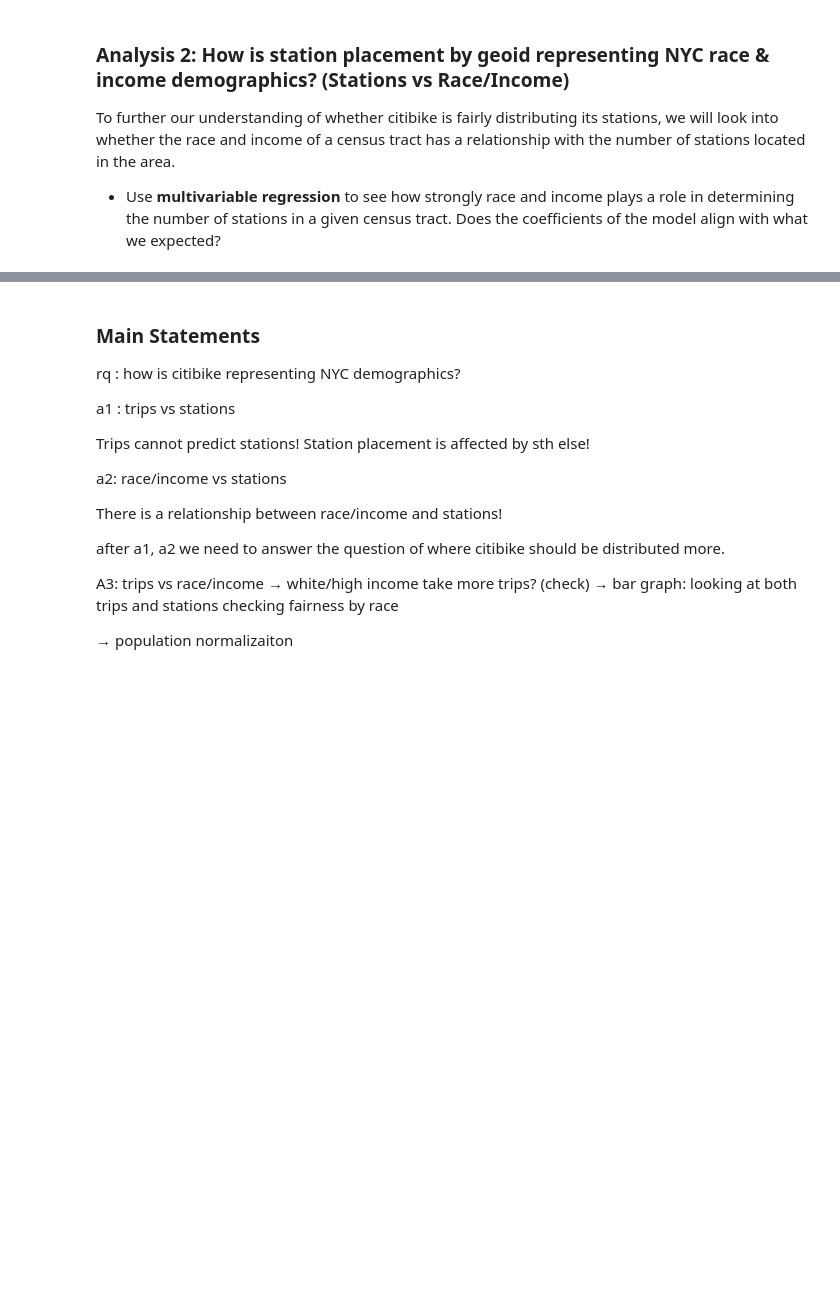
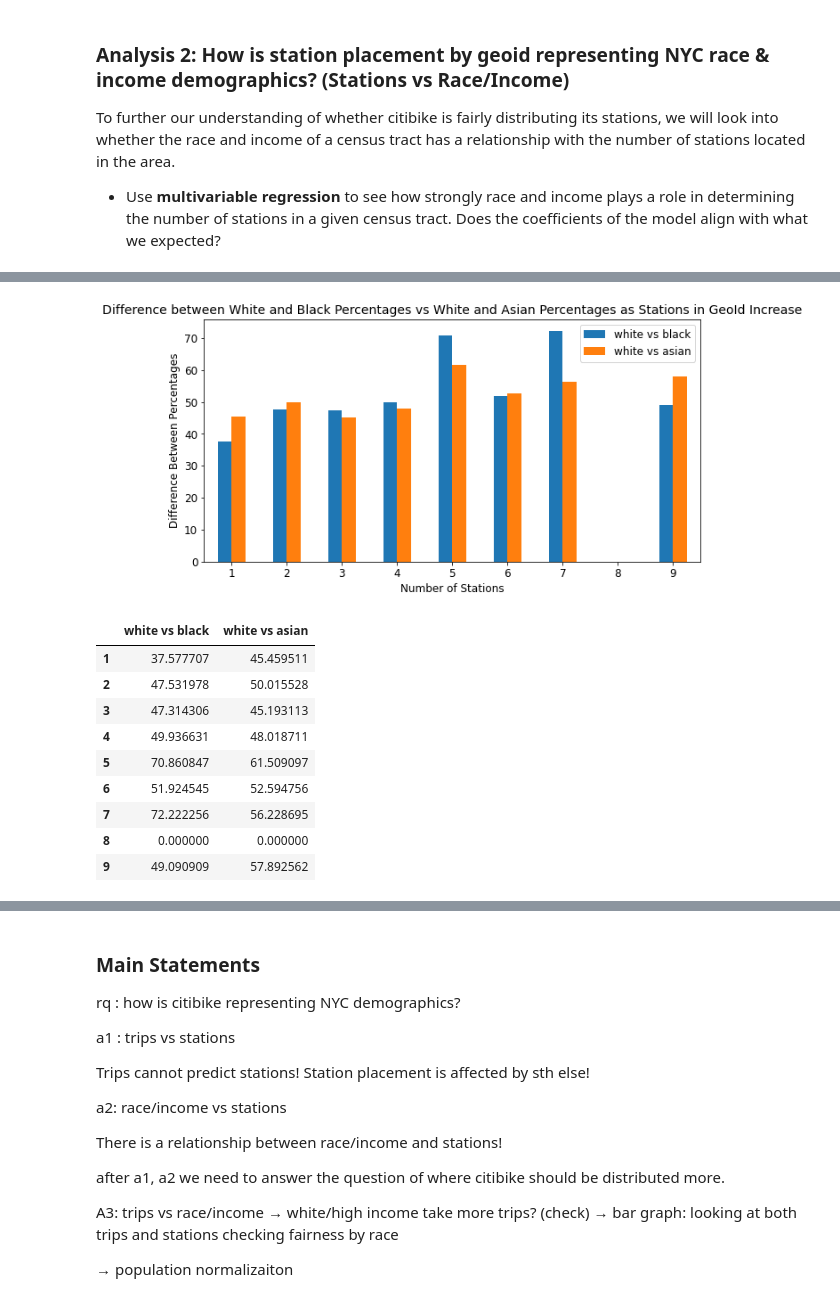
Before and after one commit to shljessie/INFO-2950, a Jupyter notebook: project_phase_submissions/final.ipynb, the cells around one changed output, grey strips where cells are left out. Cells and saved outputs as stored; diff of their text form; code cells hidden in the pictures; blank space fills up the shorter version.

```diff
--- a/project_phase_submissions/final.ipynb
+++ b/project_phase_submissions/final.ipynb
@@ -1009,0 +592,18 @@ From these bar charts, we can see that the census tracts that had seven, eight,
+# %%
+w_list = []
+b_list = []
+a_list = []
+o_list = []
+for i  in range(10):
+    w_list = w_list + [race_st_df[race_st_df['num_stations'] == i].white_pct.mean()]
+    b_list = b_list + [race_st_df[race_st_df['num_stations'] == i].black_pct.mean()]
+    a_list = a_list + [race_st_df[race_st_df['num_stations'] == i].asian_pct.mean()]
+    o_list = o_list + [race_st_df[race_st_df['num_stations'] == i].other_pct.mean()]
+    i +=1
+
+df = DataFrame (w_list,columns=['White Percentage'])
+df['Black Percentage'] = b_list
+df['Asian Percentage'] = a_list
+df['Other Percentage'] = o_list
+df= df[1:]
+df = df.fillna(0)
@@ -1009,0 +626,24 @@ From these bar charts, we can see that the census tracts that had seven, eight,
+# %%
+df['white vs black'] = df['White Percentage'] - df['Black Percentage']
+df['white vs asian'] = df['White Percentage'] - df['Asian Percentage']
+df['station_number'] = [1,2,3,4,5,6,7,8,9]
+df.plot.bar(x = 'station_number', y = ['white vs black','white vs asian'],figsize=(10,5), fontsize = 12, rot = 0)
+
+plt.legend(fontsize =12)
+plt.xlabel('Number of Stations', fontsize = 12)
+plt.ylabel('Difference Between Percentages', fontsize = 12)
+plt.title('Difference between White and Black Percentages vs White and Asian Percentages as Stations in GeoId Increase', fontsize = 14)
+plt.show()
+df.loc[:,'white vs black':'white vs asian']
+# %% [output]
+[figure, added]
+|  | white vs black | white vs asian |
+| 1 | 37.577707 | 45.459511 |
+| 2 | 47.531978 | 50.015528 |
+| 3 | 47.314306 | 45.193113 |
+| 4 | 49.936631 | 48.018711 |
+| 5 | 70.860847 | 61.509097 |
+| 6 | 51.924545 | 52.594756 |
+| 7 | 72.222256 | 56.228695 |
+| 8 | 0.000000 | 0.000000 |
+| 9 | 49.090909 | 57.892562 |
```
Also changed, not shown: parts of 65 cells of this notebook.
